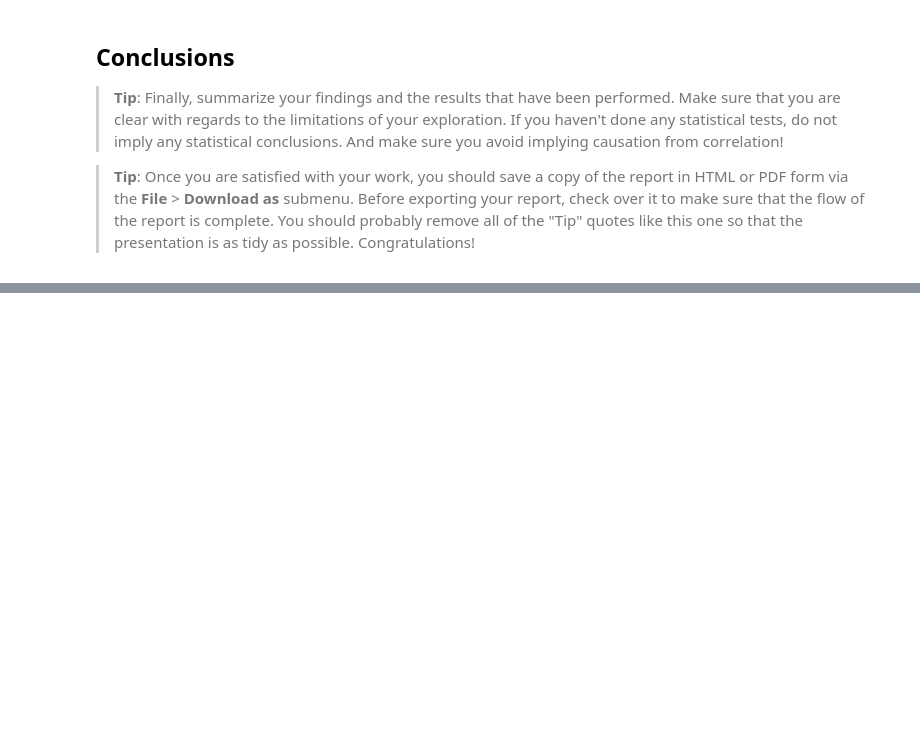
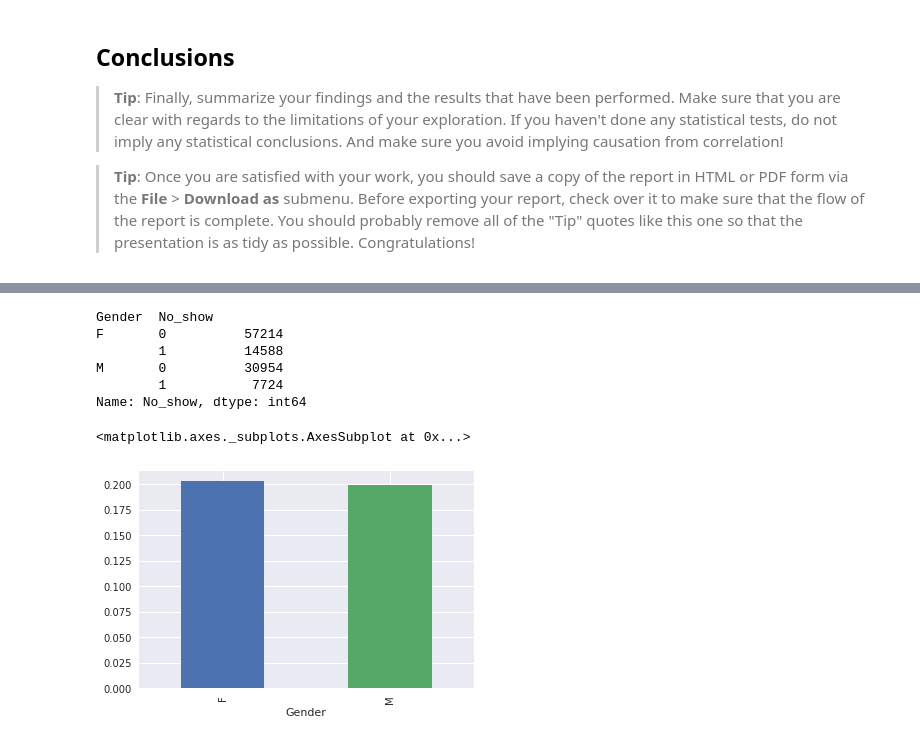
Before and after one commit to yagmurdalman/investigate-a-data-set, a Jupyter notebook: no_show_appointments.ipynb, the cells around one changed output, grey strips where cells are left out. Cells and saved outputs as stored; diff of their text form; code cells hidden in the pictures; blank space fills up the shorter version.

```diff
--- a/no_show_appointments.ipynb
+++ b/no_show_appointments.ipynb
@@ -293,0 +355,14 @@ df['Num_no_show'] = df.groupby('PatientId')['No_show'].apply(lambda x: x.cumsum(
+# %%
+df.groupby('Gender').No_show.value_counts()
+# %% [output]
+Gender  No_show
+F       0          57214
+        1          14588
+M       0          30954
+        1           7724
+Name: No_show, dtype: int64
+# %%
+df.groupby('Gender').No_show.mean().plot(kind='bar')
+# %% [output]
+<matplotlib.axes._subplots.AxesSubplot at 0x...>
+[figure, added]
```
Also changed, not shown: parts of 22 cells of this notebook.
